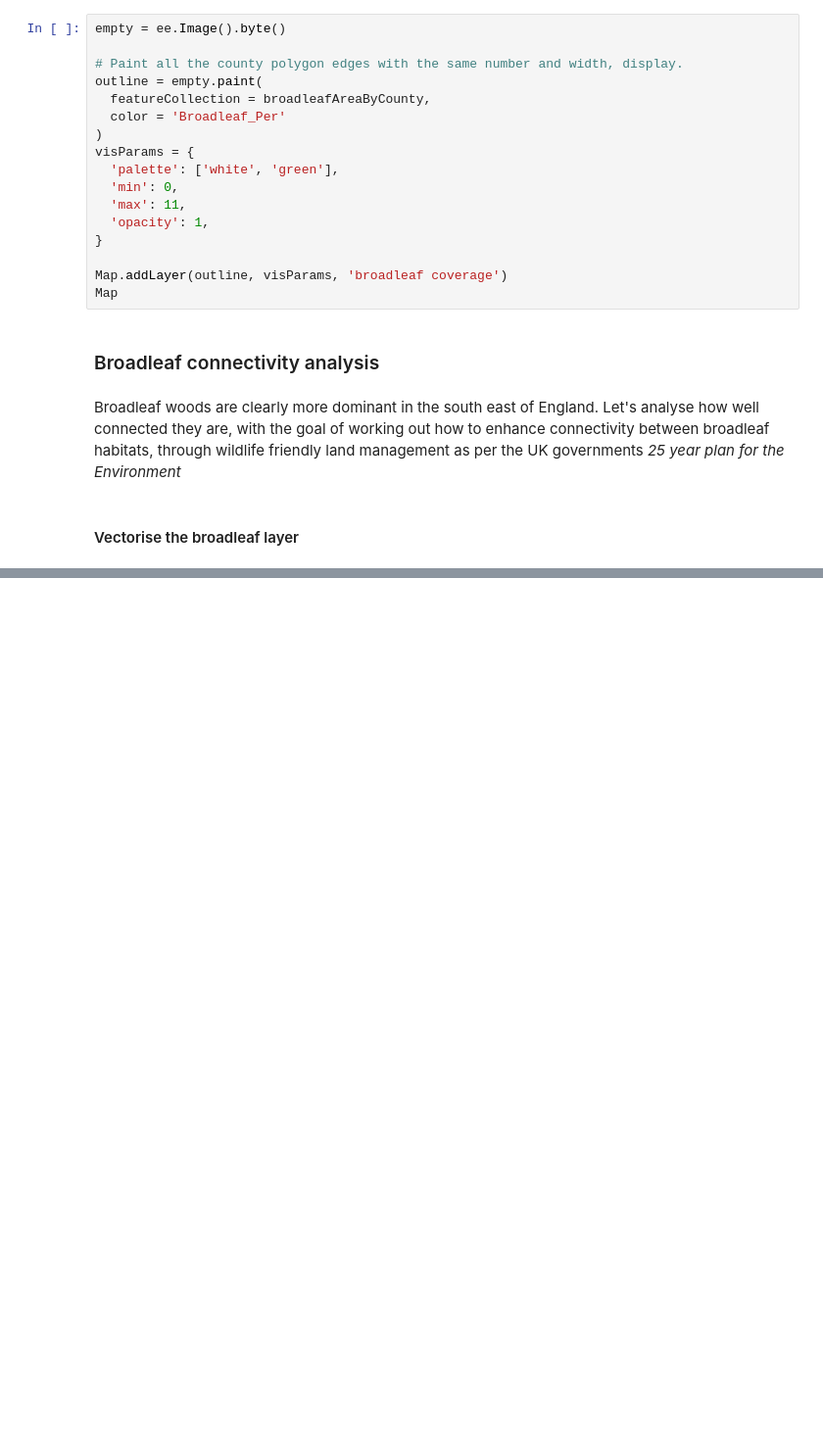
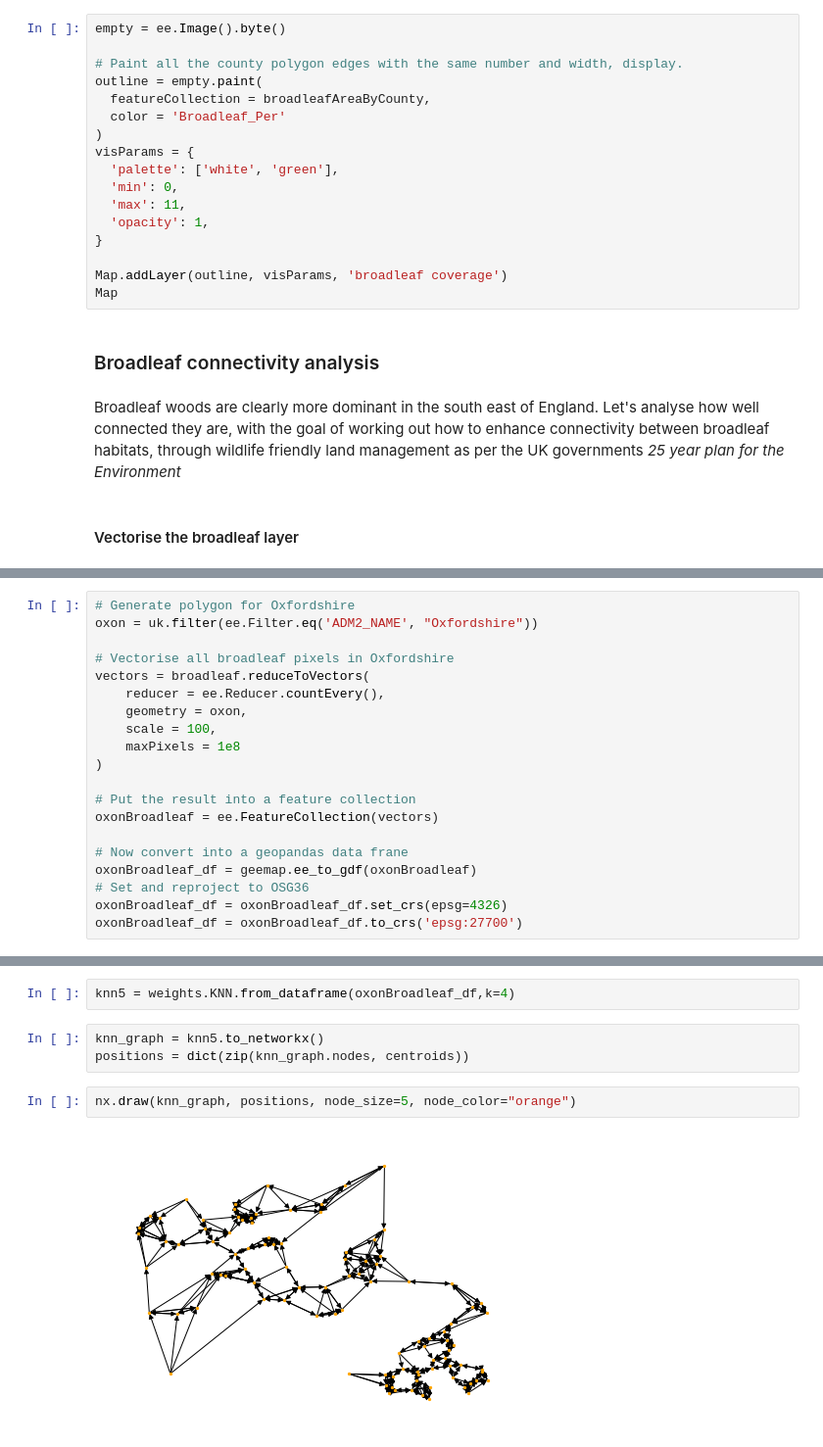
Before and after one commit to scra88le/UKterraform, a Jupyter notebook: UK Corine analysis.ipynb, the cells around one changed output, grey strips where cells are left out. Shown at 98% size. Cells and saved outputs as stored; diff of their text form; blank space fills up the shorter version.

```diff
--- a/UK Corine analysis.ipynb
+++ b/UK Corine analysis.ipynb
@@ -202,0 +151,20 @@ ax = oxonBroadleaf_df.plot(linewidth=1, edgecolor="grey", facecolor="lightblue")
+# %%
+# Generate polygon for Oxfordshire
+oxon = uk.filter(ee.Filter.eq('ADM2_NAME', "Oxfordshire"))
+
+# Vectorise all broadleaf pixels in Oxfordshire
+vectors = broadleaf.reduceToVectors(
+    reducer = ee.Reducer.countEvery(),
+    geometry = oxon,
+    scale = 100,
+    maxPixels = 1e8
+)
+
+# Put the result into a feature collection
+oxonBroadleaf = ee.FeatureCollection(vectors)
+
+# Now convert into a geopandas data frane
+oxonBroadleaf_df = geemap.ee_to_gdf(oxonBroadleaf)
+# Set and reproject to OSG36
+oxonBroadleaf_df = oxonBroadleaf_df.set_crs(epsg=4326)
+oxonBroadleaf_df = oxonBroadleaf_df.to_crs('epsg:27700')
@@ -202,0 +211,9 @@ ax = oxonBroadleaf_df.plot(linewidth=1, edgecolor="grey", facecolor="lightblue")
+# %%
+knn5 = weights.KNN.from_dataframe(oxonBroadleaf_df,k=4)
+# %%
+knn_graph = knn5.to_networkx()
+positions = dict(zip(knn_graph.nodes, centroids))
+# %%
+nx.draw(knn_graph, positions, node_size=5, node_color="orange")
+# %% [output]
+[figure, added]
```
Also changed, not shown: parts of 17 cells of this notebook.
